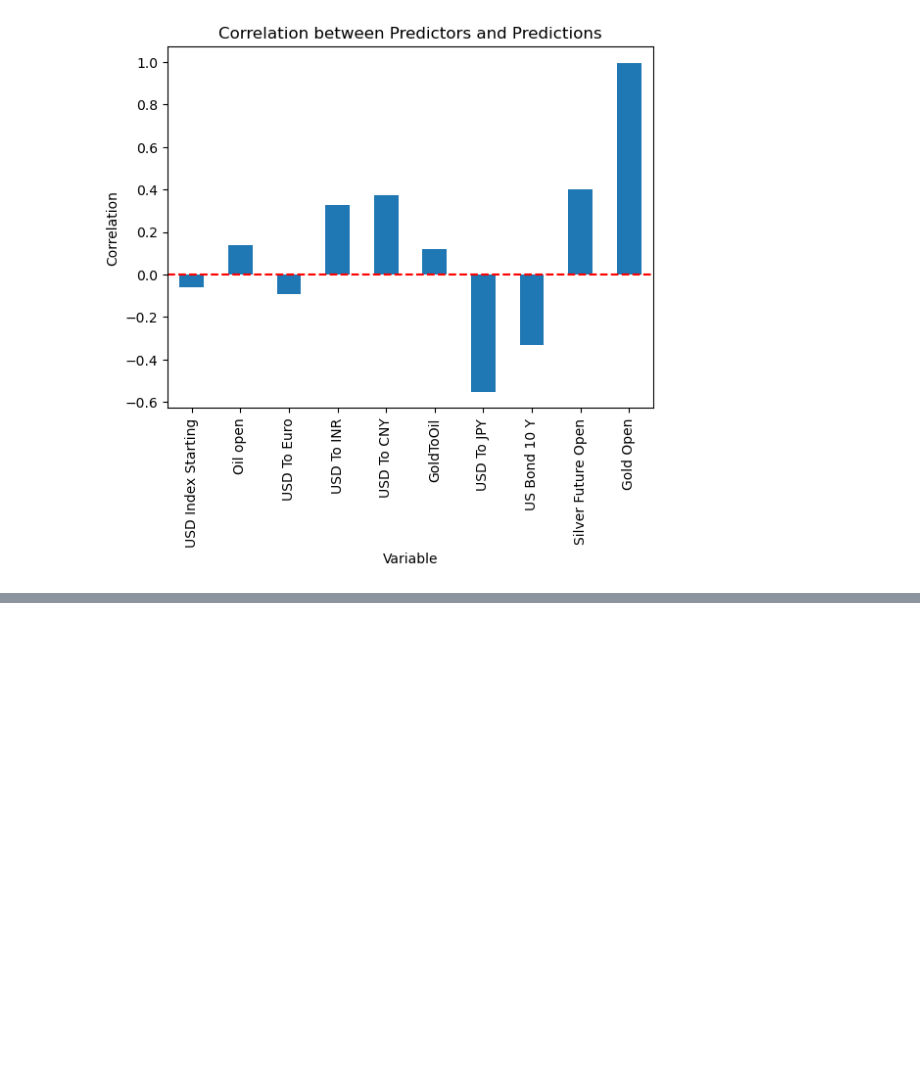
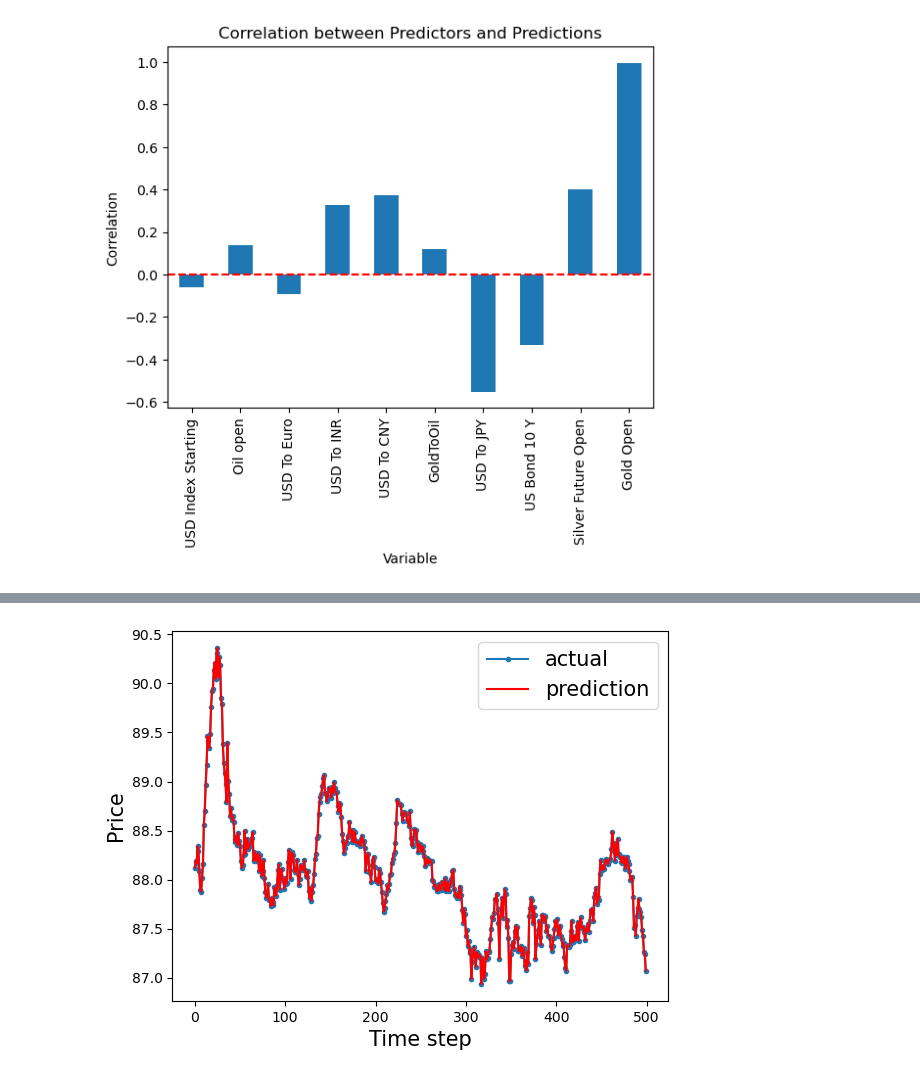
Before and after one commit to abubakar20-02/GoldFolio, a Jupyter notebook: Untitled.ipynb, the cells around one changed output, grey strips where cells are left out. Saved outputs shown, nothing was run; the diff lists cells and outputs as text; code cells hidden in the pictures; blank space fills up the shorter version.

```diff
--- a/Untitled.ipynb
+++ b/Untitled.ipynb
@@ -203,0 +362,13 @@ NameError: name 'scaled' is not defined
+# %%
+## time steps, every step is one hour (you can easily convert the time step to the actual time index)
+## for a demonstration purpose, I only compare the predictions in 200 hours.
+interval = 500
+aa=[x for x in range(interval)]
+plt.plot(aa, inv_y[:interval], marker='.', label="actual")
+plt.plot(aa, inv_yhat[:interval], 'r', label="prediction")
+plt.ylabel('Price', size=15)
+plt.xlabel('Time step', size=15)
+plt.legend(fontsize=15)
+plt.show()
+# %% [output]
+[figure, added]
```
Also changed, not shown: parts of 13 cells of this notebook.
